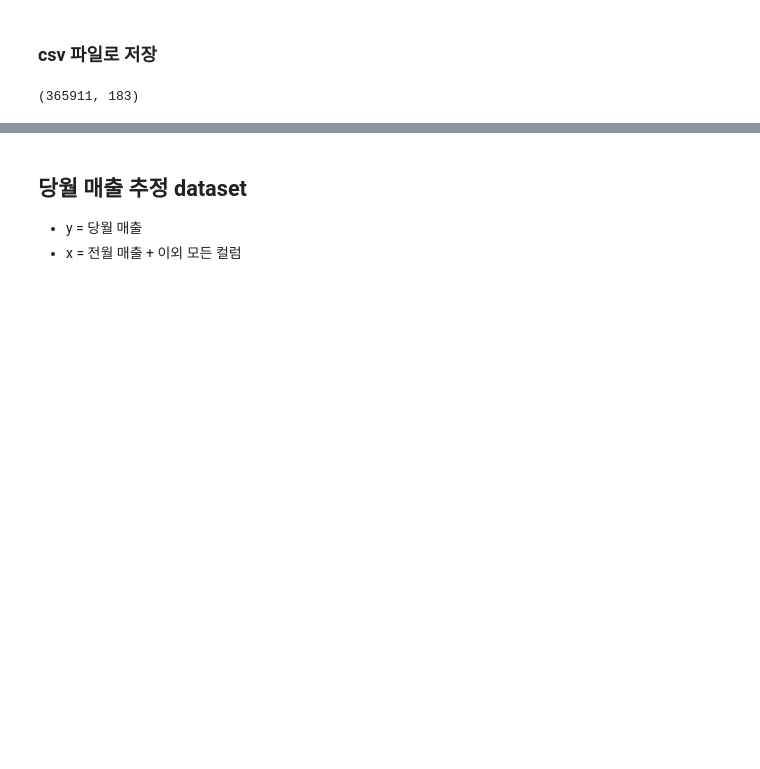
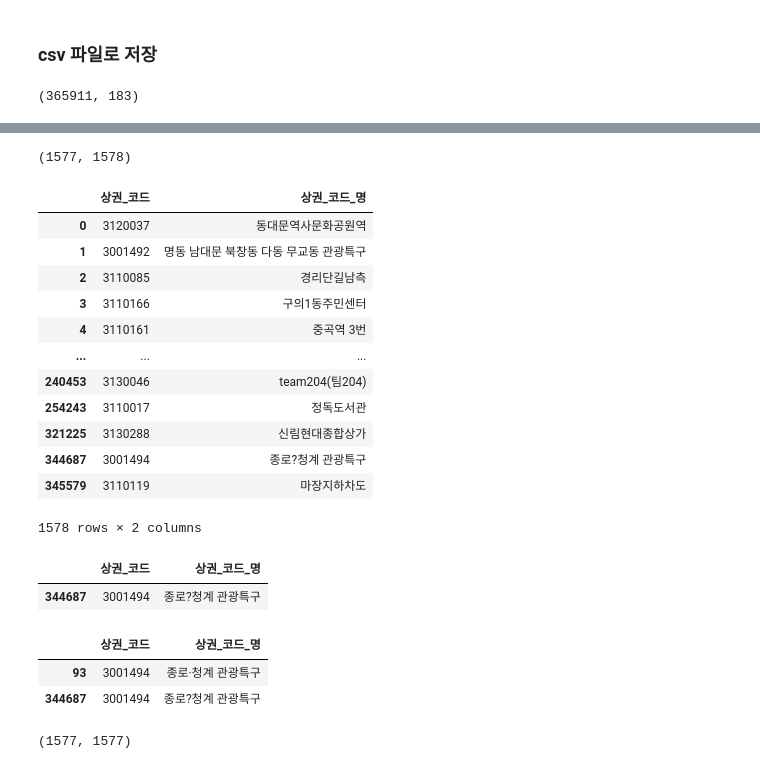
Before and after one commit to KT-AIvle-4th-Big-Project-Team2/SAI, a Jupyter notebook: Modeling/data cleansing_상권.ipynb, the cells around one changed output, grey strips where cells are left out. Cells and saved outputs as stored; diff of their text form; code cells hidden in the pictures; blank space fills up the shorter version.

Commit message:
[231226] 상권_full_data_전처리_다시_SH

```diff
--- a/Modeling/data cleansing_상권.ipynb
+++ b/Modeling/data cleansing_상권.ipynb
@@ -540,7 +564,9 @@ temp.shape, apartment.shape
 # %% [output]
 ((365911, 110), (22117, 20))
 # %%
-temp = temp.merge(apartment, how='left', on=['기준_년분기_코드', '상권_구분_코드', '상권_구분_코드_명', '상권_코드', '상권_코드_명'])
+apartment = apartment.drop(columns=['상권_구분_코드_명', '상권_코드_명'])
+
+temp = temp.merge(apartment, how='left', on=['기준_년분기_코드', '상권_구분_코드', '상권_코드'])
 temp.shape
 # %% [output]
 (365911, 125)
@@ -551,7 +577,9 @@ temp.shape, money.shape
 # %% [output]
 ((365911, 125), (29352, 17))
 # %%
-temp = temp.merge(money, how='left', on=['기준_년분기_코드', '상권_구분_코드', '상권_구분_코드_명', '상권_코드', '상권_코드_명'])
+money = money.drop(columns=['상권_구분_코드_명', '상권_코드_명'])
+
+temp = temp.merge(money, how='left', on=['기준_년분기_코드', '상권_구분_코드', '상권_코드'])
 temp.shape
 # %% [output]
 (365911, 137)
@@ -562,7 +590,9 @@ temp.shape, de_facto_population.shape
 # %% [output]
 ((365911, 137), (29697, 27))
 # %%
-temp = temp.merge(de_facto_population, how='left', on=['기준_년분기_코드', '상권_구분_코드', '상권_구분_코드_명', '상권_코드', '상권_코드_명'])
+de_facto_population = de_facto_population.drop(columns=['상권_구분_코드_명', '상권_코드_명'])
+
+temp = temp.merge(de_facto_population, how='left', on=['기준_년분기_코드', '상권_구분_코드', '상권_코드'])
 temp.shape
 # %% [output]
 (365911, 159)
@@ -573,7 +603,9 @@ temp.shape, de_jure_population.shape
 # %% [output]
 ((365911, 159), (24486, 29))
 # %%
-temp = temp.merge(de_jure_population, how='left', on=['기준_년분기_코드', '상권_구분_코드', '상권_구분_코드_명', '상권_코드', '상권_코드_명'])
+de_jure_population = de_jure_population.drop(columns=['상권_구분_코드_명', '상권_코드_명'])
+
+temp = temp.merge(de_jure_population, how='left', on=['기준_년분기_코드', '상권_구분_코드', '상권_코드'])
 temp.shape
 # %% [output]
 (365911, 183)
@@ -603,0 +625,32 @@ market_data
+# %%
+market_data['상권_코드'].nunique(), market_data['상권_코드_명'].nunique()
+# %% [output]
+(1577, 1578)
+# %%
+temp = market_data[['상권_코드', '상권_코드_명']].drop_duplicates()
+temp
+# %% [output]
+|  | 상권_코드 | 상권_코드_명 |
+| 0 | 3120037 | 동대문역사문화공원역 |
+| 1 | 3001492 | 명동 남대문 북창동 다동 무교동 관광특구 |
+| 2 | 3110085 | 경리단길남측 |
+| 3 | 3110166 | 구의1동주민센터 |
+| 4 | 3110161 | 중곡역 3번 |
+| ... | ... | ... |
+| 240453 | 3130046 | team204(팀204) |
+| 254243 | 3110017 | 정독도서관 |
+| 321225 | 3130288 | 신림현대종합상가 |
+| 344687 | 3001494 | 종로?청계 관광특구 |
+| 345579 | 3110119 | 마장지하차도 |
+1578 rows × 2 columns
+# %%
+temp[temp['상권_코드'].duplicated()]
+# %% [output]
+|  | 상권_코드 | 상권_코드_명 |
+| 344687 | 3001494 | 종로?청계 관광특구 |
+# %%
+temp[temp['상권_코드'] == 3001494]
+# %% [output]
+|  | 상권_코드 | 상권_코드_명 |
+| 93 | 3001494 | 종로·청계 관광특구 |
+| 344687 | 3001494 | 종로?청계 관광특구 |
@@ -604,6 +660,6 @@ market_data
+# %%
+market_data['상권_코드'].nunique(), market_data['상권_코드_명'].nunique()
+# %% [output]
+(1577, 1577)
 # %%
 market_data.to_csv('../../data/market_full_data.csv', index=False)
-# %% [markdown]
-## 당월 매출 추정 dataset
-- y = 당월 매출
-- x = 전월 매출 + 이외 모든 컬럼
```
Also changed, not shown: parts of 12 cells of this notebook.
